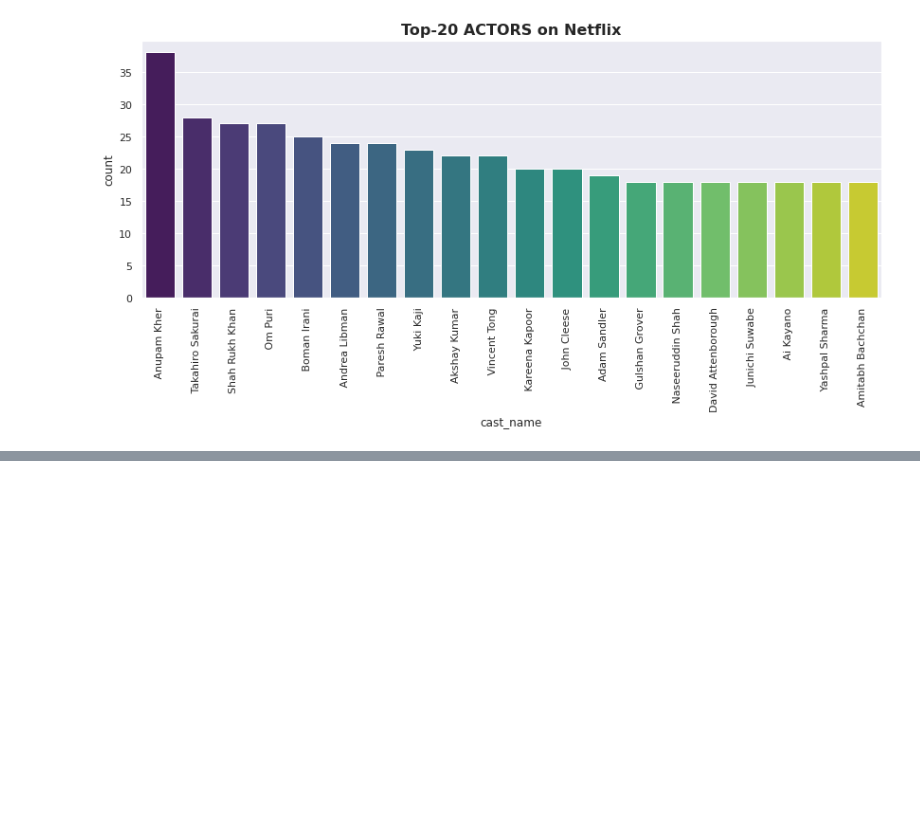
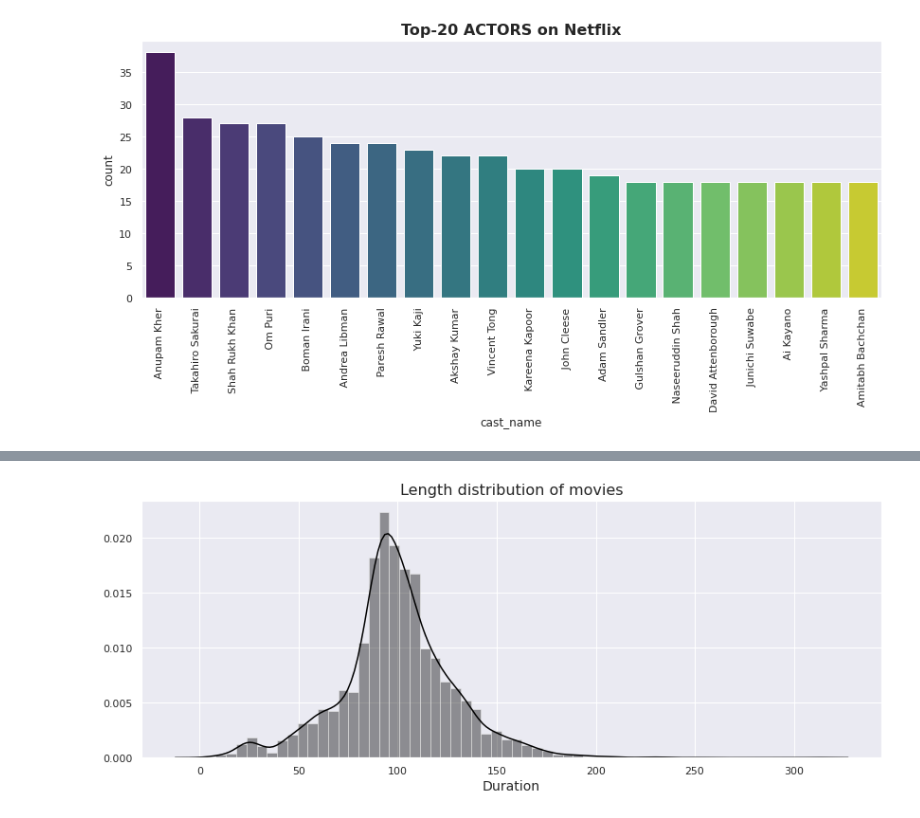
Before and after one commit to ShuklaRajni/Netflix_Movies_and_Tv_shows, a Jupyter notebook: NETFLIX_MOVIES_AND_TV_SHOWS_CLUSTERING.ipynb, the cells around one changed output, grey strips where cells are left out. Cells and saved outputs as stored; diff of their text form; code cells hidden in the pictures; blank space fills up the shorter version.

```diff
--- a/NETFLIX_MOVIES_AND_TV_SHOWS_CLUSTERING.ipynb
+++ b/NETFLIX_MOVIES_AND_TV_SHOWS_CLUSTERING.ipynb
@@ -490,3 +492,10 @@ plt.xticks(rotation=90)
 plt.show()
 # %% [output]
 [figure]
+# %%
+netflix_data['duration']=netflix_data['duration'].str.replace('Season','')
+netflix_data['duration']=netflix_data['duration'].str.replace('s','')
+netflix_data['duration']=netflix_data['duration'].str.replace('min','')
+
+netflix_data['duration']=netflix_data['duration'].astype(str).astype(int)
+netflix_data['duration']
@@ -492,0 +515,13 @@ plt.show()
+# %%
+# Length distribution of movies
+movie_data = netflix_data[netflix_data['type']=='Movie']
+
+plt.figure(figsize=(14, 5))
+
+sns.distplot(movie_data['duration'], bins=60,color='black').set(ylabel=None)
+
+plt.title('Length distribution of movies', fontsize=16)
+plt.xlabel('Duration', fontsize=14)
+plt.show()
+# %% [output]
+[figure, added]
```
Also changed, not shown: parts of 16 cells of this notebook.
